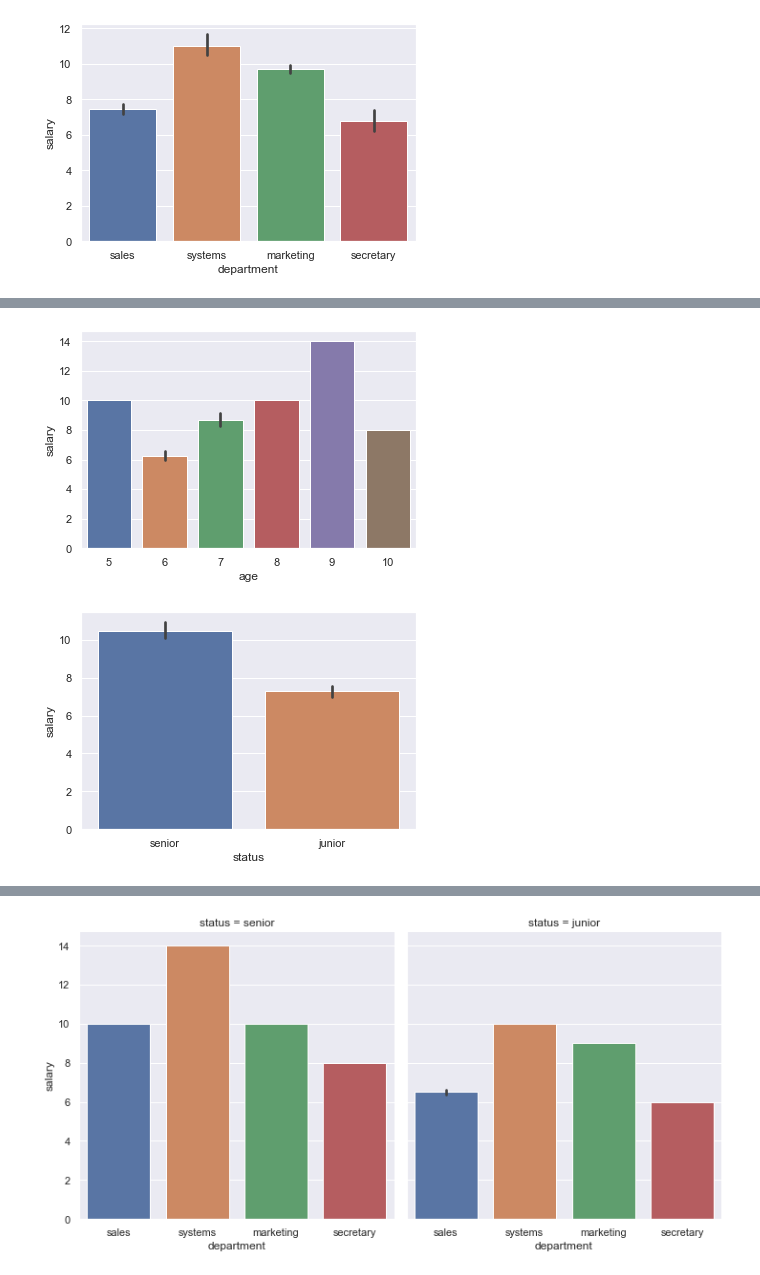
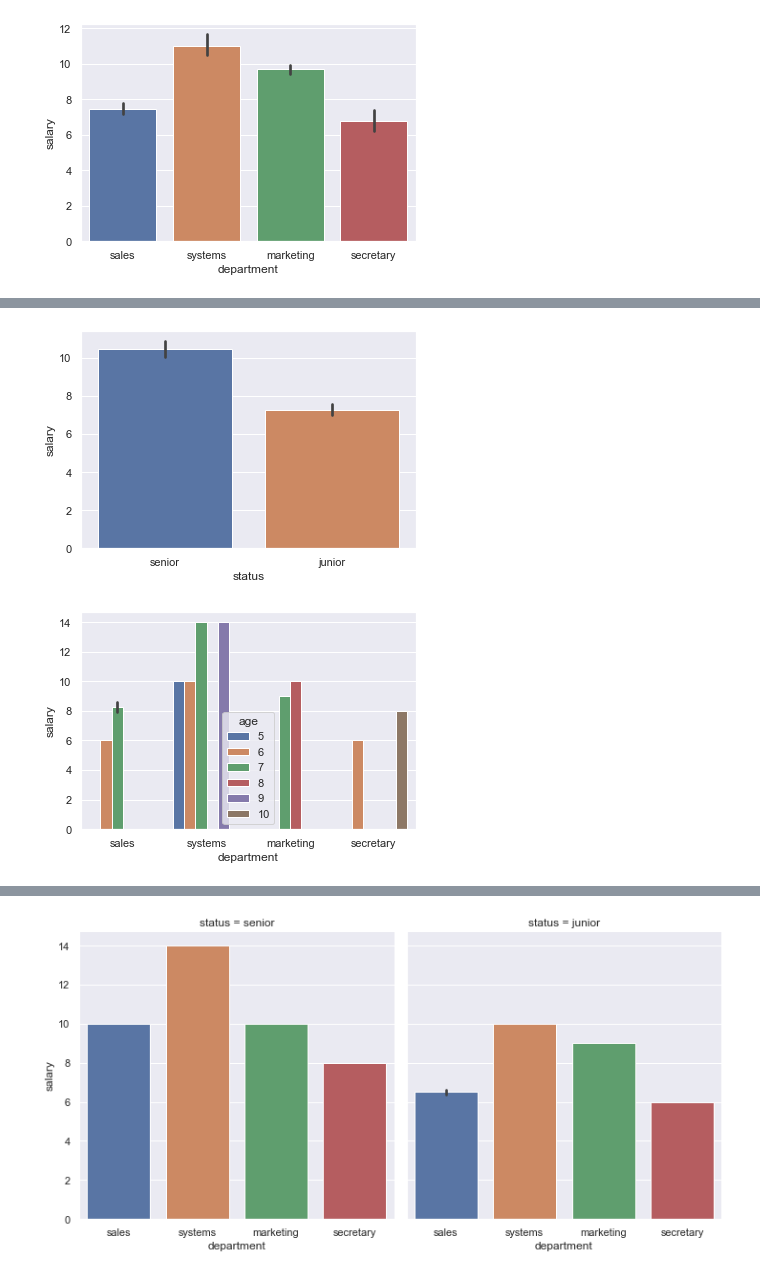
Before and after one commit to tech-david/DSC570, a Jupyter notebook: Topic2/DataDiscovery.ipynb, the cells around one changed output, grey strips where cells are left out. Drawn from its saved outputs; the diff is of its cells as text; code cells hidden in the pictures.

Commit message:
updated plots
updated plots and saved output to png files

```diff
--- a/Topic2/DataDiscovery.ipynb
+++ b/Topic2/DataDiscovery.ipynb
@@ -48,10 +59,13 @@ sns.barplot(x=performance_decision['department'],
 # %%
-sns.barplot(x=performance_decision['age'],
+sns.barplot(x=performance_decision['status'],
            y=performance_decision['salary']);
+plt.savefig("status-salary.png")
 # %% [output]
-[figure, old version]
+[figure, new version]
 # %%
-sns.barplot(x=performance_decision['status'],
-           y=performance_decision['salary']);
+sns.barplot(x=performance_decision['department'],
+           y=performance_decision['salary'],
+           hue=performance_decision['age']);
+plt.savefig("department-salary-by-age.png")
 # %% [output]
-[figure, old version]
+[figure, new version]
```
Also changed, not shown: parts of 9 cells of this notebook, 10 other files.
